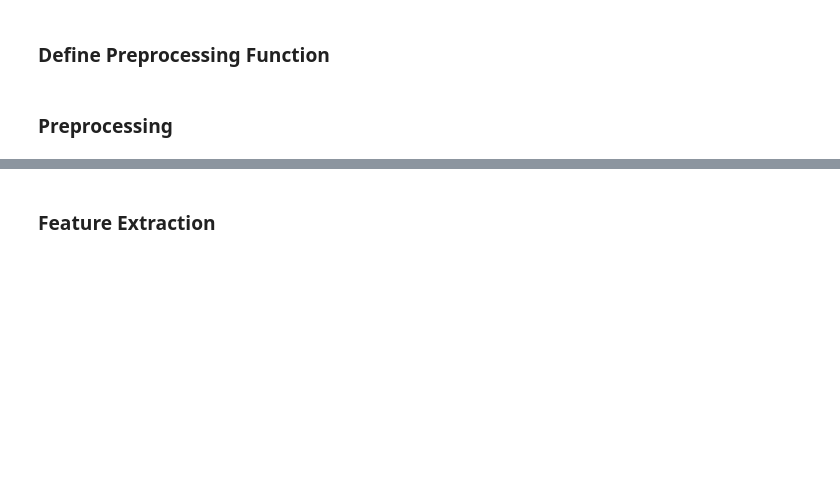
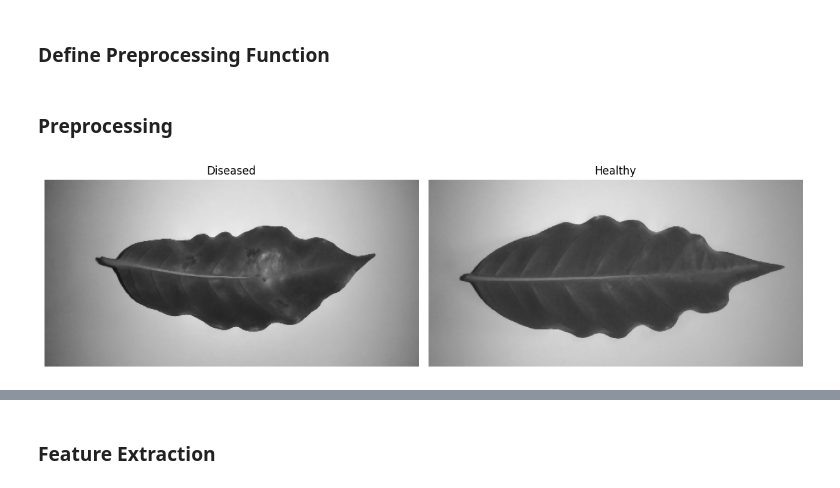
Before and after one commit to nazrilka1/pcd-38, a Jupyter notebook: Percobaan3.ipynb, the cells around one changed output, grey strips where cells are left out. Cells and saved outputs as stored; diff of their text form; code cells hidden in the pictures; blank space fills up the shorter version.

```diff
--- a/Percobaan3.ipynb
+++ b/Percobaan3.ipynb
@@ -84,0 +138,14 @@ def prepro3():
+# %%
+def manual_median_filter(img, size=3):
+    height, width = img.shape
+    pad = size // 2
+
+    padded = np.pad(img, pad, mode='edge').astype(np.uint8)
+    canvas = np.zeros_like(img, dtype=np.uint8)
+
+    for i in range(height):
+        for j in range(width):
+            region = padded[i:i+size, j:j+size]
+            canvas[i, j] = np.median(region)
+
+    return canvas
@@ -91,0 +274,17 @@ for i in range(len(data)): # Loop through each image and do preprocessing
+# %%
+img_median = []
+
+for img in data:
+    if len(img.shape) == 3:
+        img_grey = cv.cvtColor(img, cv.COLOR_BGR2GRAY)
+    else:
+        img_grey = img
+
+    median_res = manual_median_filter(img_grey, size=3)
+    img_median.append(median_res)
+
+img_median = np.array(img_median)
+
+show_sample_images(img_median, labels, class_counter)
+# %% [output]
+[figure, added]
```
Also changed, not shown: parts of 46 cells of this notebook.
